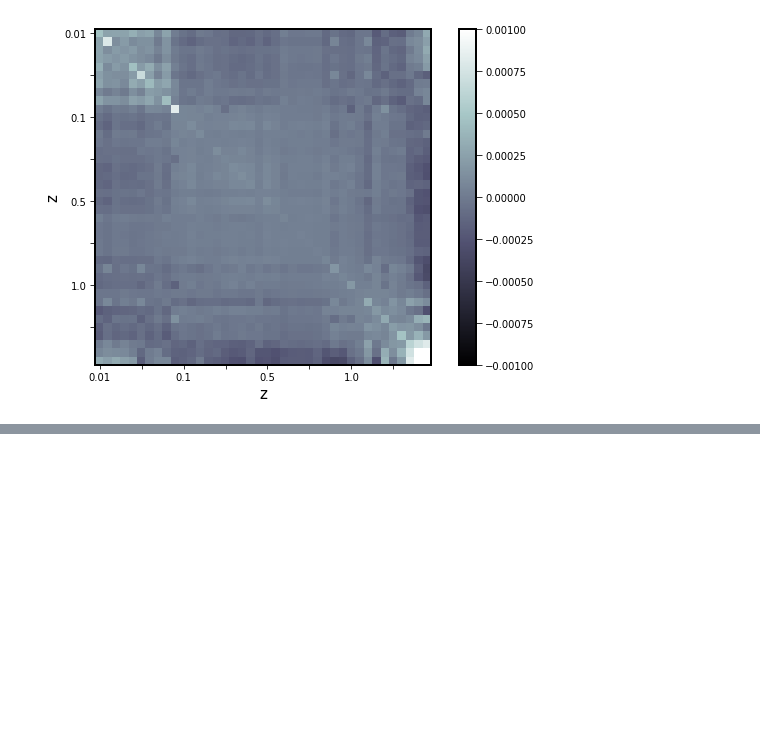
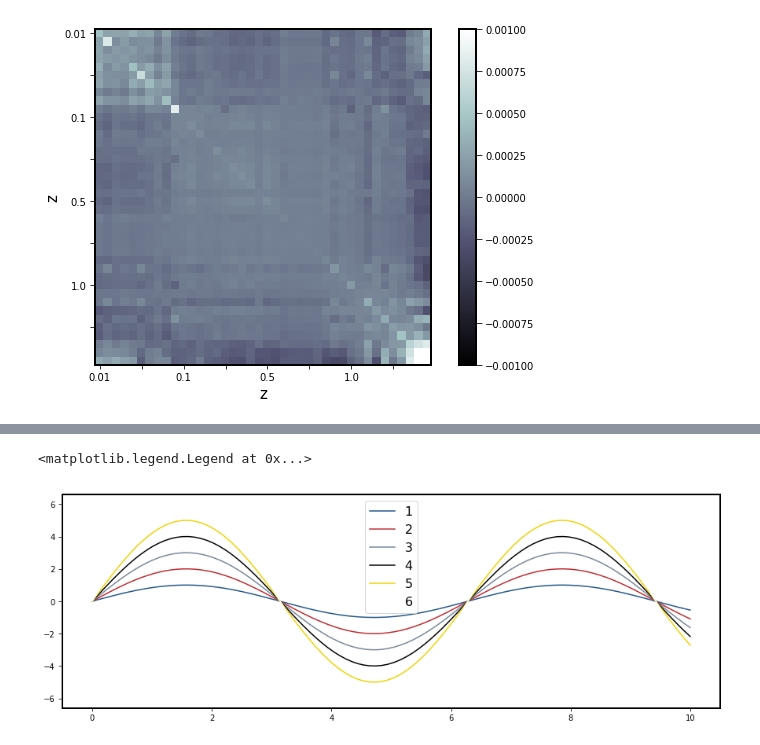
Before and after one commit to dgunruh/Bayesian-Inference-Group-Project, a Jupyter notebook: loading_data_test.ipynb, the cells around one changed output, grey strips where cells are left out. Cells and saved outputs as stored; diff of their text form; code cells hidden in the pictures; blank space fills up the shorter version.

```diff
--- a/loading_data_test.ipynb
+++ b/loading_data_test.ipynb
@@ -110,0 +230,8 @@ print (Chi2)
+# %%
+colors=['#235789','#C1292E','#778899','#020100','#F1D302','#FDFFFC']
+for i in [1,2,3,4,5,6]:
+    plt.plot(np.linspace(0,10,100), i*np.sin(np.linspace(0,10,100)), color=colors[i-1], label=str(i))
+plt.legend()
+# %% [output]
+<matplotlib.legend.Legend at 0x...>
+[figure, added]
```
Also changed, not shown: parts of 16 cells of this notebook.
